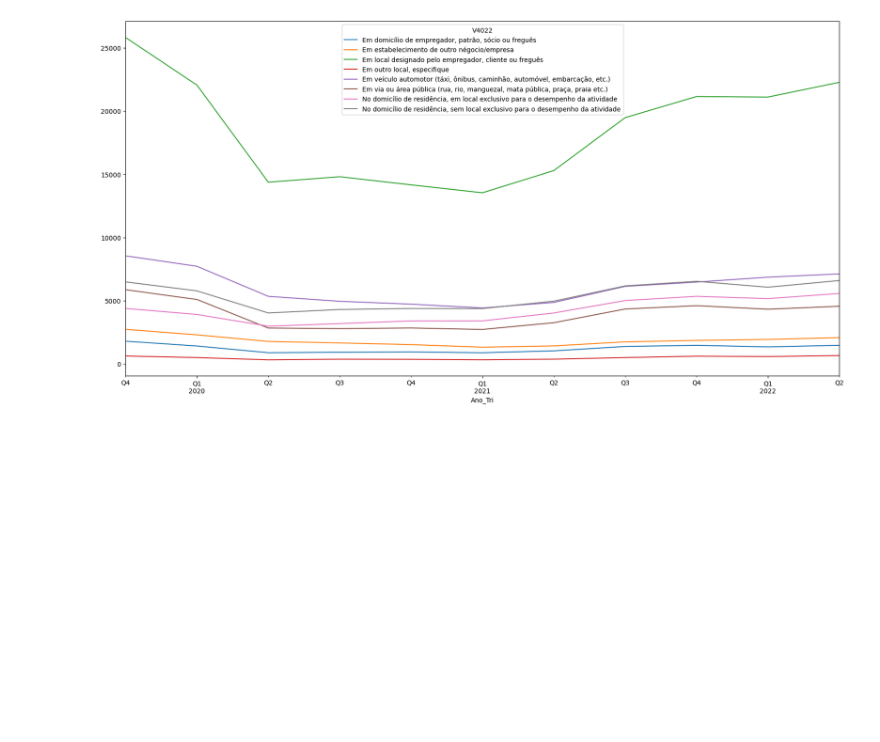
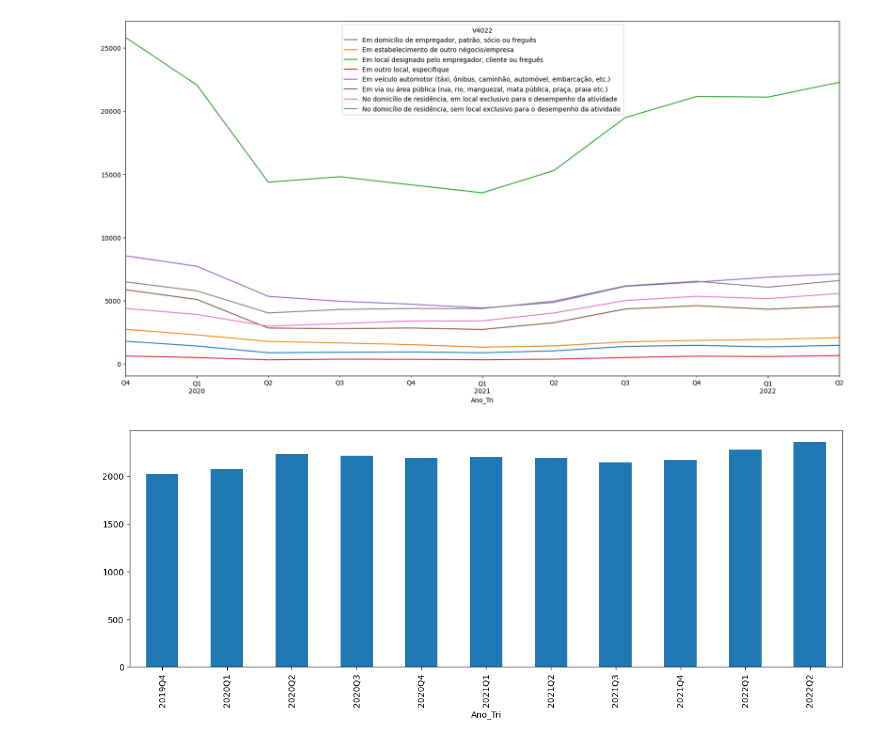
Before and after one commit to msbrasil/Mercado-de-Trabalho-Remoto, a Jupyter notebook: análise V4022.ipynb, the cells around one changed output. Cells and saved outputs as stored; diff of their text form; code cells hidden in the pictures; blank space fills up the shorter version.

```diff
--- a/análise V4022.ipynb
+++ b/análise V4022.ipynb
@@ -187,6 +209,11 @@ pnadc_completa.groupby('Ano_Tri')['V4022'].value_counts().unstack().plot(ax=ax)
 plt.show()
 # %% [output]
 [figure]
+# %%
+pnadc_completa.groupby('Ano_Tri')['V403312'].mean().plot(kind='bar', stacked=True, figsize=(15, 5))
+plt.show()
+# %% [output]
+[figure, added]
 # %%
 pnadc_completa[pnadc_completa['ID'] == 110002613]
 # %% [output]
```
Also changed, not shown: parts of 17 cells of this notebook, 2 other files.
